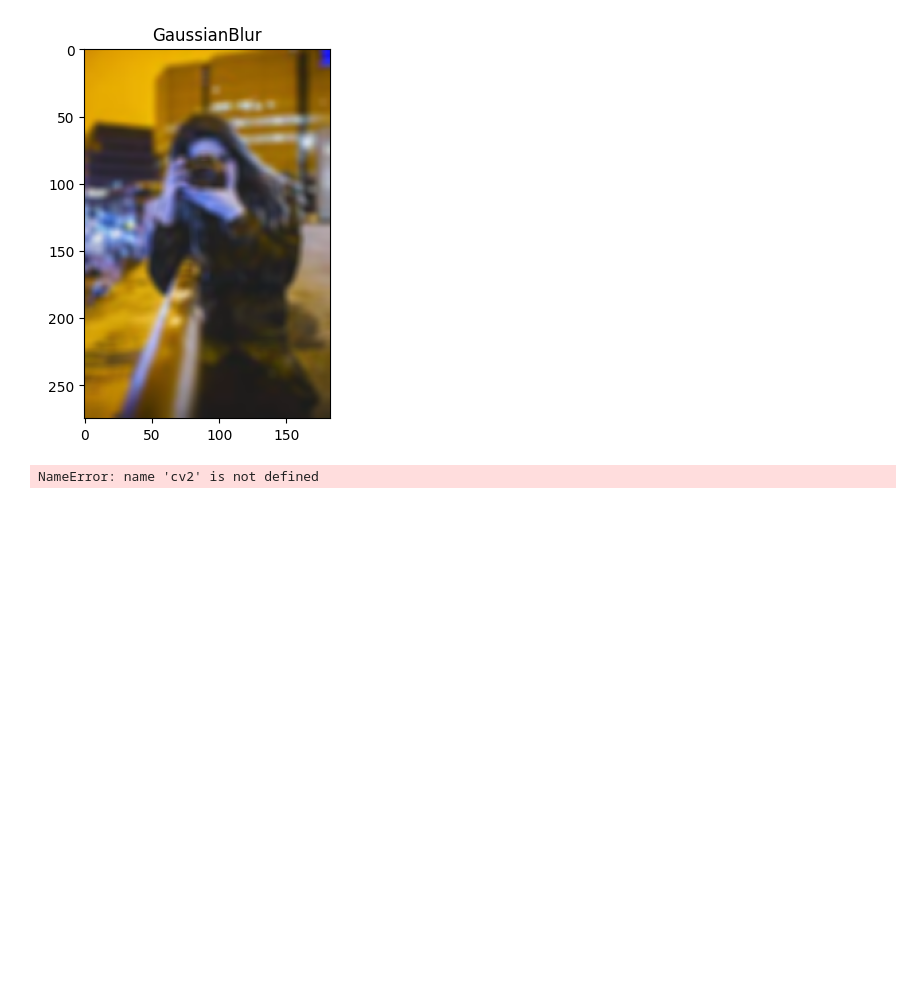
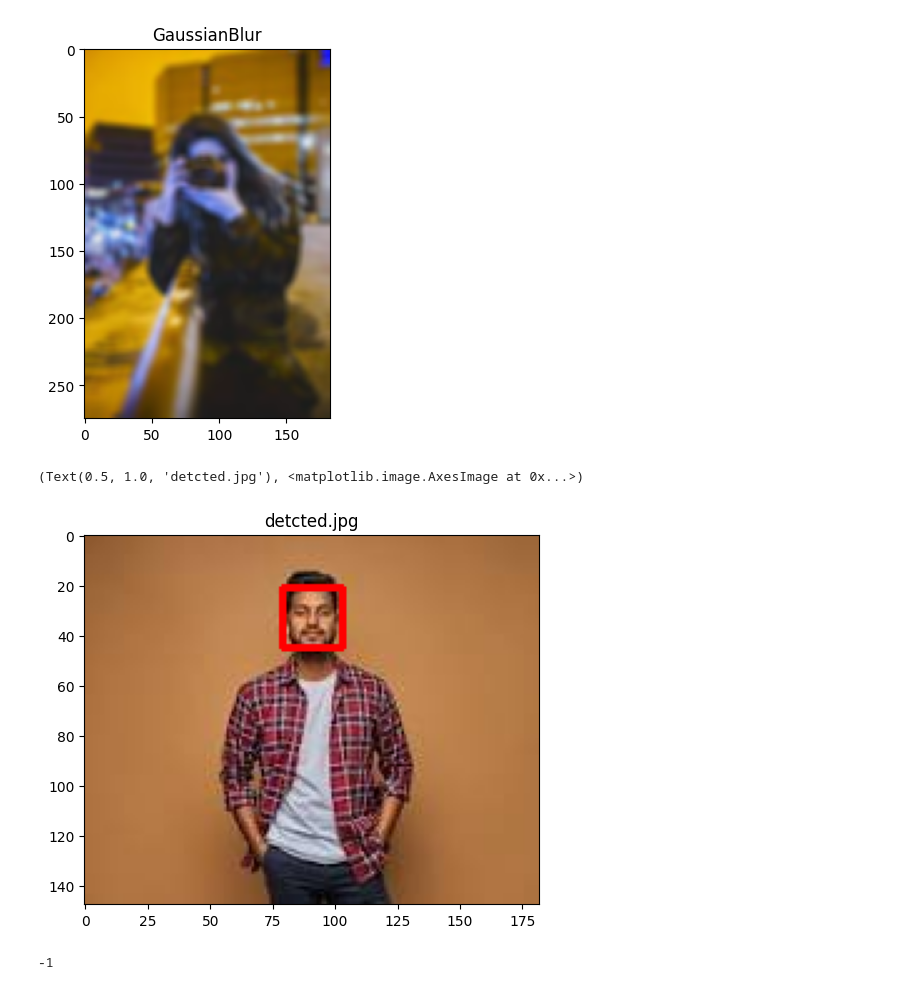
Before and after one commit to KunalSaini01/Image-detection, a Jupyter notebook: python-code.ipynb, the cells around one changed output. Drawn from its saved outputs; the diff is of its cells as text; code cells hidden in the pictures; blank space fills up the shorter version.

```diff
--- a/python-code.ipynb
+++ b/python-code.ipynb
@@ -56,4 +56,6 @@ plt.title('GaussianBlur'),plt.imshow(blur)
 # %% [output]
 (Text(0.5, 1.0, 'GaussianBlur'), <matplotlib.image.AxesImage at 0x...>)
 [figure]
+# %%
+imgs = cv.imread('images/d.jfif')
 # %%
@@ -61,7 +63,5 @@ gray = cv.cvtColor(img, cv.COLOR_BGR2GRAY)
 # %%
-face_cascade = cv2.CascadeClassifier('haarcascade_frontalface_alt2.xml')
+face_cascade = cv.CascadeClassifier('haarcascade_frontalface_alt2.xml')
 
 # Detect faces
 faces = face_cascade.detectMultiScale(gray, 1.1, 4)
-# %% [output]
-NameError: name 'cv2' is not defined
@@ -67,0 +74,13 @@ NameError: name 'cv2' is not defined
+# %%
+
+RGB_img = cv.cvtColor(imgs, cv.COLOR_BGR2RGB)
+plt.title('detcted.jpg'),plt.imshow(RGB_img)
+# %% [output]
+(Text(0.5, 1.0, 'detcted.jpg'), <matplotlib.image.AxesImage at 0x...>)
+[figure, added]
+# %%
+cv.imwrite('detcted.jpg', imgs)
+cv.imshow('img', imgs)
+cv.waitKey()
+# %% [output]
+-1
```
Also changed, not shown: parts of 3 cells of this notebook.
